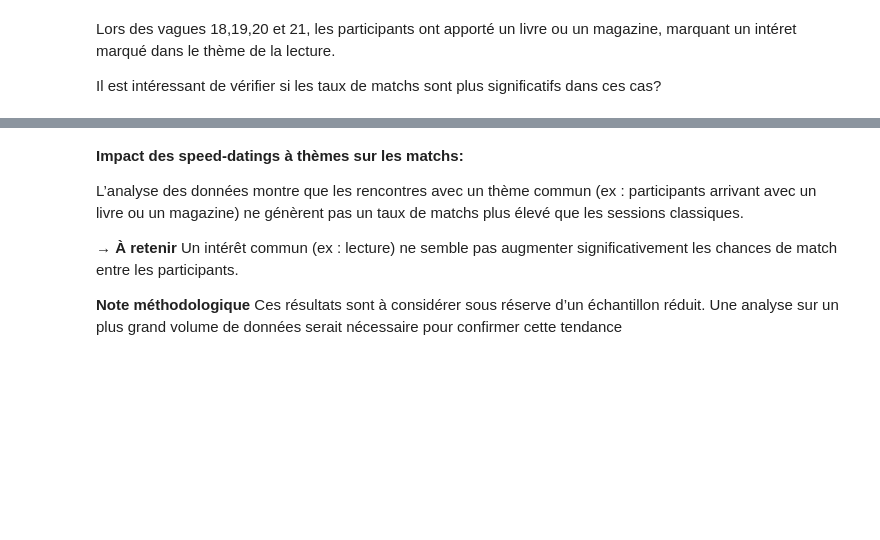
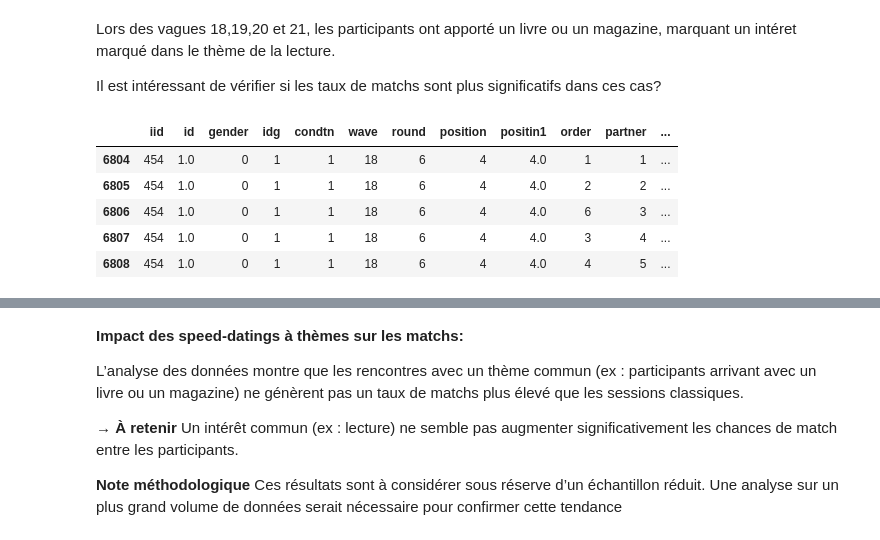
Before and after one commit to laura-lucchini/projet_speed_dating_bloc2_RNCP, a Jupyter notebook: Projet_speed_dating.ipynb, the cells around one changed output, grey strips where cells are left out. Saved outputs shown, nothing was run; the diff lists cells and outputs as text; code cells hidden in the pictures; blank space fills up the shorter version.

```diff
--- a/Projet_speed_dating.ipynb
+++ b/Projet_speed_dating.ipynb
@@ -929,9 +1062,16 @@ Lors des vagues 18,19,20 et 21, les participants ont apporté un livre ou un mag
 
 Il est intéressant de vérifier si les taux de matchs sont plus significatifs dans ces cas?
 # %%
-df_interest = df[df['wave'].isin([18,19,20,21])]
+df_interest = df2[df2['wave'].isin([18,19,20,21])]
 
 df_interest.head()
+# %% [output]
+|  | iid | id | gender | idg | condtn | wave | round | position | positin1 | order | partner | ... |
+| 6804 | 454 | 1.0 | 0 | 1 | 1 | 18 | 6 | 4 | 4.0 | 1 | 1 | ... |
+| 6805 | 454 | 1.0 | 0 | 1 | 1 | 18 | 6 | 4 | 4.0 | 2 | 2 | ... |
+| 6806 | 454 | 1.0 | 0 | 1 | 1 | 18 | 6 | 4 | 4.0 | 6 | 3 | ... |
+| 6807 | 454 | 1.0 | 0 | 1 | 1 | 18 | 6 | 4 | 4.0 | 3 | 4 | ... |
+| 6808 | 454 | 1.0 | 0 | 1 | 1 | 18 | 6 | 4 | 4.0 | 4 | 5 | ... |
 # %%
 #Rappel : part des match sur la totalité des rencontres
 
```
Also changed, not shown: parts of 23 cells of this notebook.
